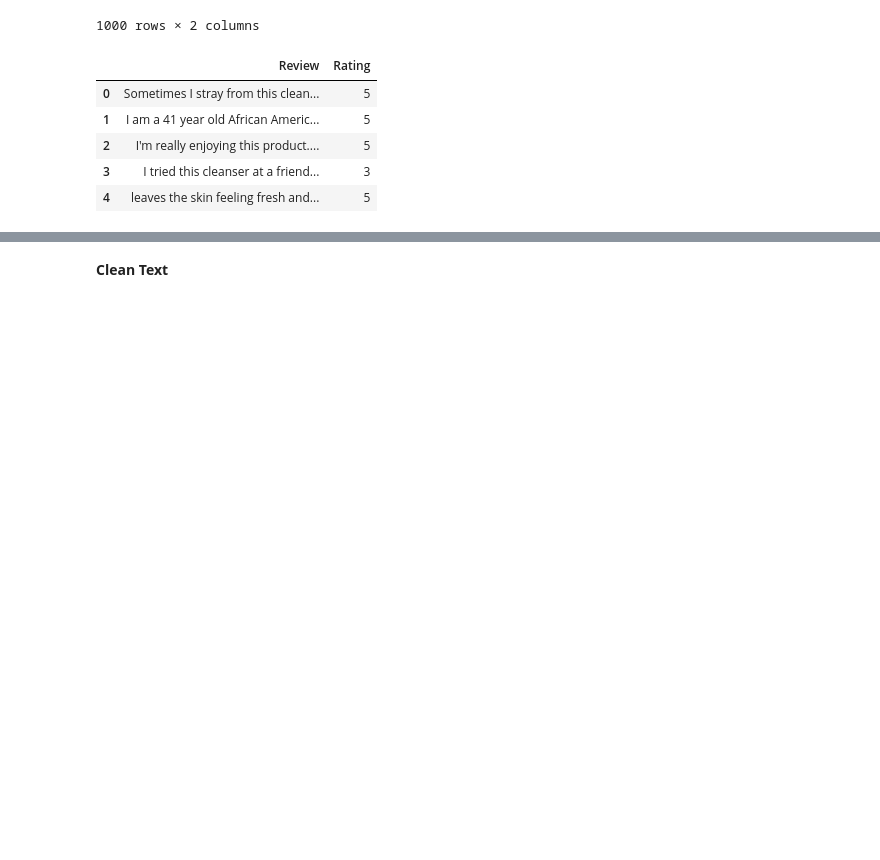
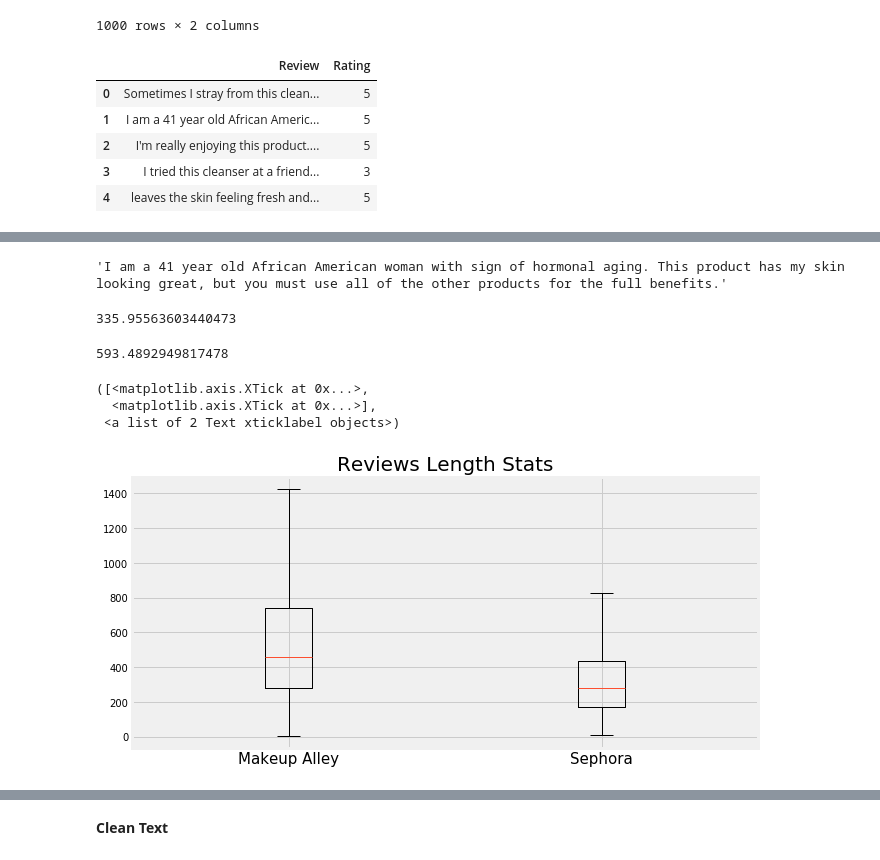
Before and after one commit to suchayarj/WhatsOnYourFace...BeHonest, a Jupyter notebook: Model New.ipynb, the cells around one changed output, grey strips where cells are left out. Saved outputs shown, nothing was run; the diff lists cells and outputs as text; code cells hidden in the pictures; blank space fills up the shorter version.

```diff
--- a/Model New.ipynb
+++ b/Model New.ipynb
@@ -120,11 +119,26 @@ plt.show()
+# %%
+s.Review.iloc[1]
+# %% [output]
+'I am a 41 year old African American woman with sign of hormonal aging. This product has my skin looking great, but you must use all of the other products for the full benefits.'
+# %%
+s_review_len = [len(s.Review.iloc[i]) for i in range(len(s))]
+# %%
+np.mean(s_review_len)
+# %% [output]
+335.95563603440473
 # %%
-ma_review_len = [len(ma.Review[i]) for i in range(len(ma))]
-ma.Review.mean()
-
-s_review_len = [len(s.Review[i]) for i in range(len(s))]
-s.Review.mean()
+ma_review_len = [len(ma.Review.iloc[i]) for i in range(len(ma))]
+# %%
+np.mean(ma_review_len)
+# %% [output]
+593.4892949817478
 # %%
 plt.figure(figsize=(10,5))
-plt.boxplot(ma_review_len, showfliers = False)
-plt.boxplot(s_review_len, showfliers = False)
-plt.legend()
+plt.boxplot([ma_review_len, s_review_len], showfliers = False)
+plt.title('Reviews Length Stats', fontsize = 20)
+plt.xticks((1,2), ('Makeup Alley','Sephora'), fontsize=15)
+# %% [output]
+([<matplotlib.axis.XTick at 0x...>,
+  <matplotlib.axis.XTick at 0x...>],
+ <a list of 2 Text xticklabel objects>)
+[figure, added]
```
Also changed, not shown: parts of 20 cells of this notebook.
